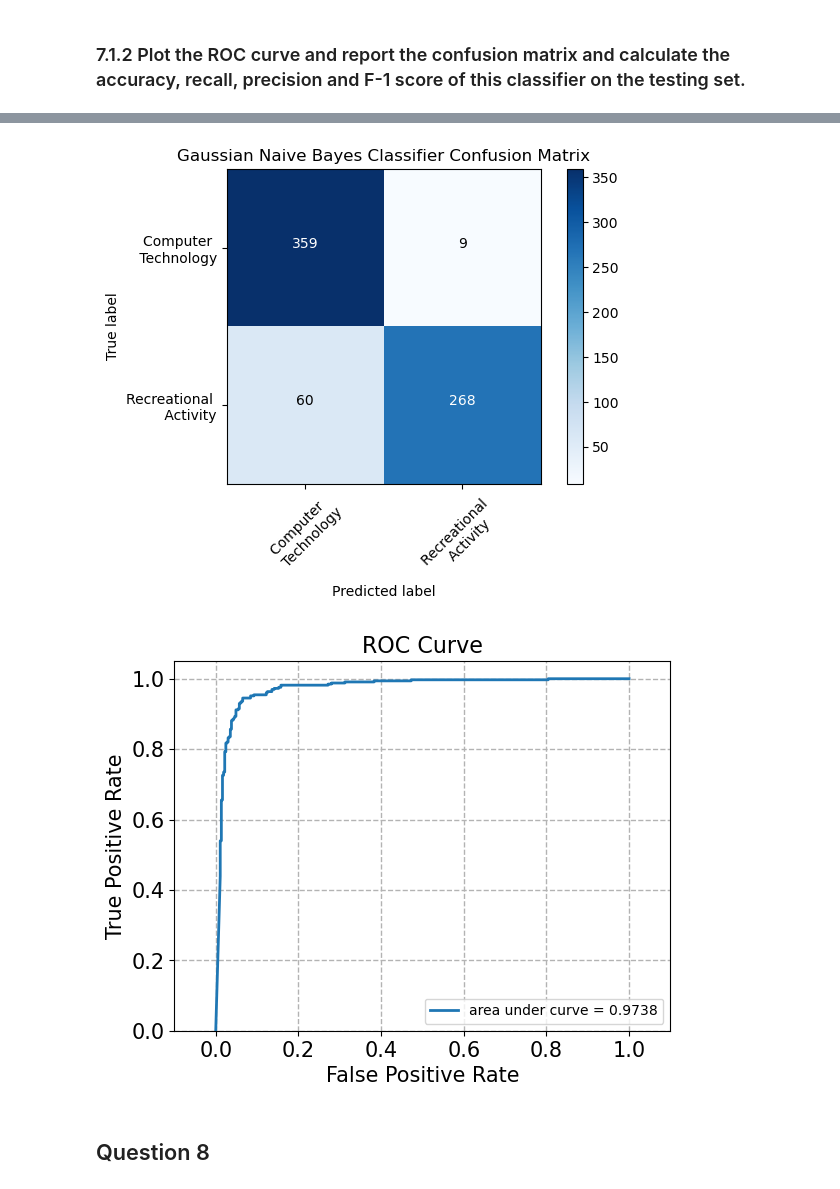
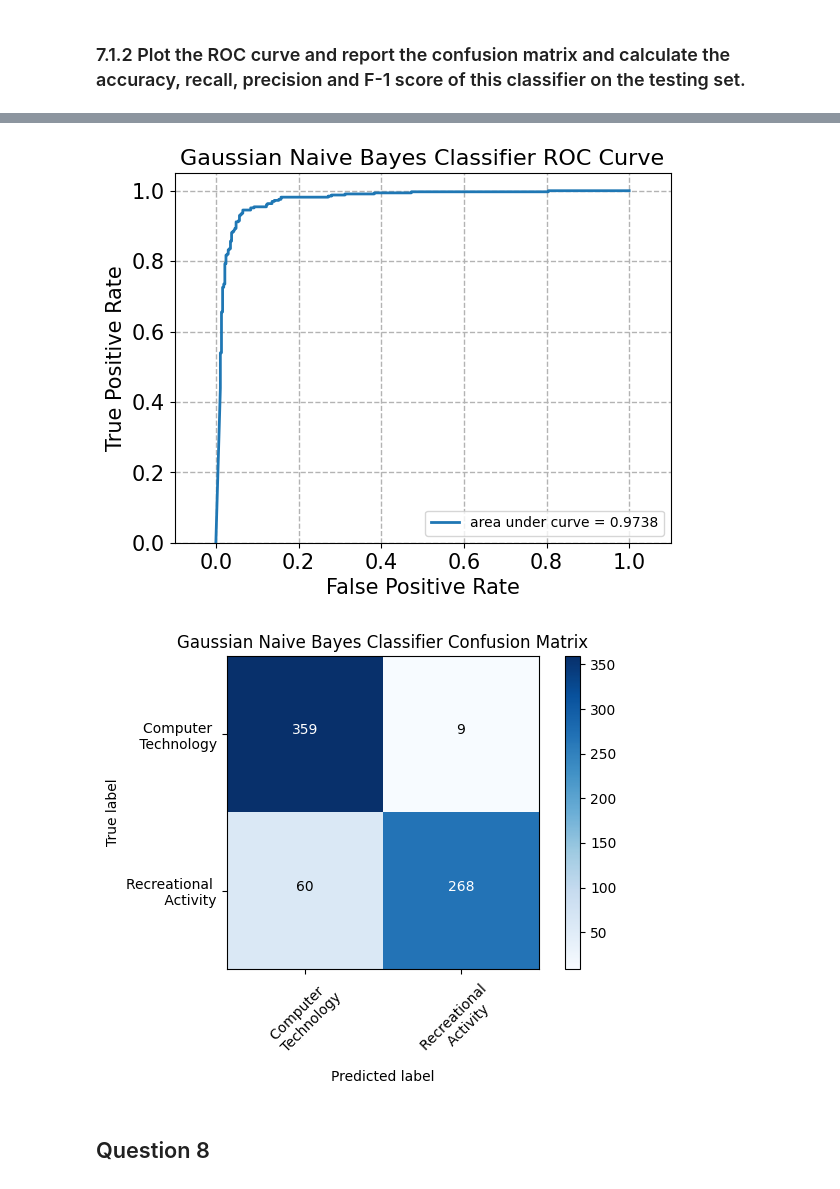
Before and after one commit to shairaalam19/ece219-winter2024, a Jupyter notebook: Project 1/Project1.ipynb, the cells around one changed output, grey strips where cells are left out. Cells and saved outputs as stored; diff of their text form; code cells hidden in the pictures.

```diff
--- a/Project 1/Project1.ipynb
+++ b/Project 1/Project1.ipynb
@@ -522,24 +524,26 @@ print(best_gamma)
 # %% [markdown]
 #### 5.2.2 Again, plot the ROC curve and report the confusion matrix and calculate the accuracy, recall precision and F-1 score of this best SVM.
 # %%
+# Setup SVM for best SVM
 best_svm = SVC(kernel='linear', C=best_gamma)
-
 best_svm = best_svm.fit(X_train_lsi, Y_train)
-
 Y_test_pred_best = best_svm.predict(X_test_lsi)
 
 print("Cross Validation")
 
+# ROC Curve
+fit_predict_and_plot_roc(best_svm, X_train_lsi, Y_train, X_test_lsi, Y_test, "Best SVM ROC Curve")
+
+# Confusion Matrix
 print('Confusion:\n', confusion_matrix(Y_test, Y_test_pred_best))
 best_cm = confusion_matrix(Y_test, Y_test_pred_best)
 plt.figure(); plot_confusion_matrix(best_cm, classes=class_names, title='Best SVM Confusion Matrix')
 
+# Statistics
 print('Accuracy:', accuracy_score(Y_test, Y_test_pred_best))
 print('Recall:', recall_score(Y_test, Y_test_pred_best))
 print('Precision:', precision_score(Y_test, Y_test_pred_best))
 print('F-1 Score:', f1_score(Y_test, Y_test_pred_best))
-
-fit_predict_and_plot_roc(best_svm, X_train_lsi, Y_train, X_test_lsi, Y_test)
 # %% [output]
 Cross Validation
 Confusion:
@@ -569,16 +572,19 @@ Y_test_pred_lr = lr_wo_reg.predict(X_test_lsi)
 # %%
 print("Cross Validation")
 
+# ROC Curve
+fit_predict_and_plot_roc(lr_wo_reg, X_train_lsi, Y_train, X_test_lsi, Y_test, "Logistic Regression w/o Regularization ROC Curve ")
+
+# Confusion Matrix
 print('Confusion:\n', confusion_matrix(Y_test, Y_test_pred_lr))
 lr_wo_reg_cm = confusion_matrix(Y_test, Y_test_pred_lr)
 plt.figure(); plot_confusion_matrix(lr_wo_reg_cm, classes=class_names, title='Logistic Regression without Regularization Confusion Matrix')
 
+# Statistics
 print('Accuracy:', accuracy_score(Y_test, Y_test_pred_lr))
 print('Recall:', recall_score(Y_test, Y_test_pred_lr))
 print('Precision:', precision_score(Y_test, Y_test_pred_lr))
 print('F-1 Score:', f1_score(Y_test, Y_test_pred_lr))
-
-fit_predict_and_plot_roc(lr_wo_reg, X_train_lsi, Y_train, X_test_lsi, Y_test)
 # %% [output]
 Cross Validation
 Confusion:
@@ -696,16 +708,19 @@ Y_test_pred_gnb = gnb_cf.predict(X_test_lsi)
 # %% [markdown]
 ### 7.1.2 Plot the ROC curve and report the confusion matrix and calculate the accuracy, recall, precision and F-1 score of this classifier on the testing set.
 # %%
-print("Cross Validation")
+print("Naive Bayes Classifier")
 
+# ROC Curve
+fit_predict_and_plot_roc(gnb_cf, X_train_lsi, Y_train, X_test_lsi, Y_test, "Gaussian Naive Bayes Classifier ROC Curve")
+
+# Confusion Matrix
 print('Confusion:\n', confusion_matrix(Y_test, Y_test_pred_gnb))
 gnb_cm = confusion_matrix(Y_test, Y_test_pred_gnb)
 plt.figure(); plot_confusion_matrix(gnb_cm, classes=class_names, title='Gaussian Naive Bayes Classifier Confusion Matrix')
 
+# Statistics
 print('Accuracy:', accuracy_score(Y_test, Y_test_pred_gnb))
 print('Recall:', recall_score(Y_test, Y_test_pred_gnb))
 print('Precision:', precision_score(Y_test, Y_test_pred_gnb))
 print('F-1 Score:', f1_score(Y_test, Y_test_pred_gnb))
-
-fit_predict_and_plot_roc(gnb_cf, X_train_lsi, Y_train, X_test_lsi, Y_test)
 # %% [output]
@@ -720,5 +735,5 @@ F-1 Score: 0.8859504132231406
-[figure, old version]
+[figure, new version]
-[figure, old version]
+[figure, new version]
 # %% [markdown]
 ## Question 8
 # %% [markdown]
```
Also changed, not shown: parts of 12 cells of this notebook.
